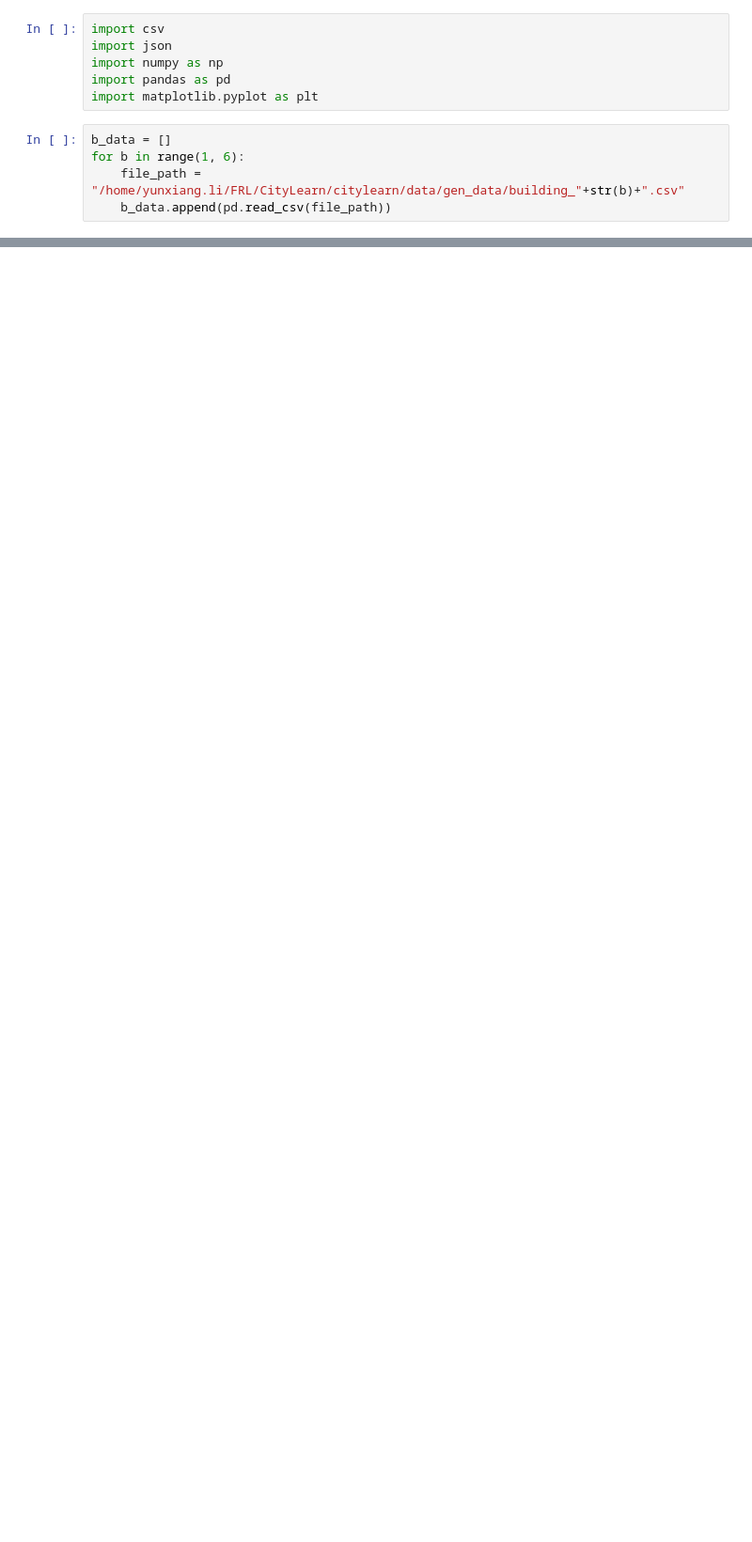
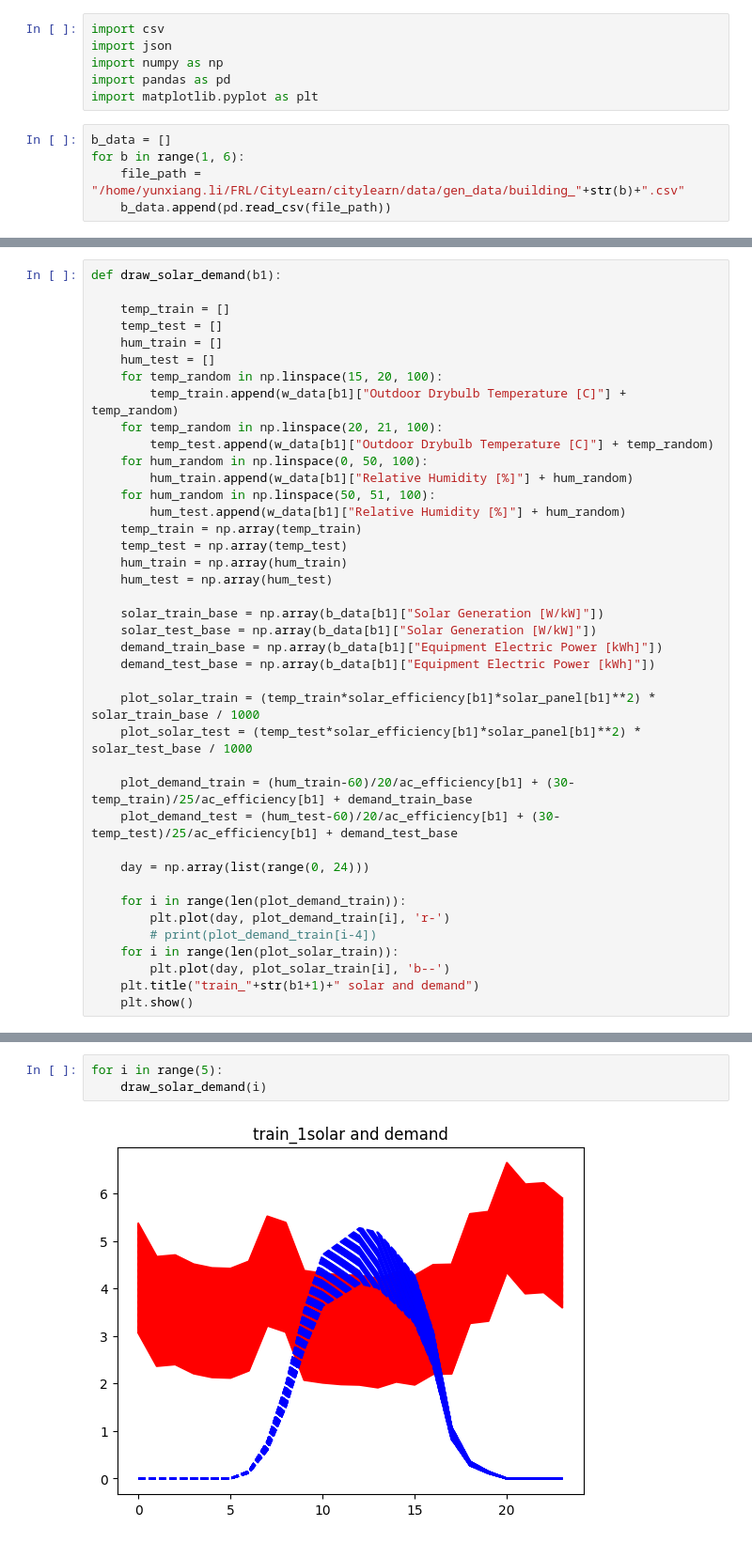
Before and after one commit to Optimization-and-Machine-Learning-Lab/energy_fed_trpo, a Jupyter notebook: CityLearn/citylearn/data/gen_data/banma.ipynb, the cells around one changed output, grey strips where cells are left out. Shown at 94% size. Drawn from its saved outputs; the diff is of its cells as text; blank space fills up the shorter version.

```diff
--- a/CityLearn/citylearn/data/gen_data/banma.ipynb
+++ b/CityLearn/citylearn/data/gen_data/banma.ipynb
@@ -56,6 +92,46 @@ def draw_graph(b1, b2, index):
         plt.plot(day, plot_demand_test[i], 'b--')
     plt.title("train_"+str(b1+1)+"_test_"+str(b2+1))
     plt.show()
+# %%
+def draw_solar_demand(b1):
+
+    temp_train = []
+    temp_test = []
+    hum_train = []
+    hum_test = []
+    for temp_random in np.linspace(15, 20, 100):
+        temp_train.append(w_data[b1]["Outdoor Drybulb Temperature [C]"] + temp_random)
+    for temp_random in np.linspace(20, 21, 100):
+        temp_test.append(w_data[b1]["Outdoor Drybulb Temperature [C]"] + temp_random)
+    for hum_random in np.linspace(0, 50, 100):
+        hum_train.append(w_data[b1]["Relative Humidity [%]"] + hum_random)
+    for hum_random in np.linspace(50, 51, 100):
+        hum_test.append(w_data[b1]["Relative Humidity [%]"] + hum_random)
+    temp_train = np.array(temp_train)
+    temp_test = np.array(temp_test)
+    hum_train = np.array(hum_train)
+    hum_test = np.array(hum_test)
+
+    solar_train_base = np.array(b_data[b1]["Solar Generation [W/kW]"])
+    solar_test_base = np.array(b_data[b1]["Solar Generation [W/kW]"])
+    demand_train_base = np.array(b_data[b1]["Equipment Electric Power [kWh]"])
+    demand_test_base = np.array(b_data[b1]["Equipment Electric Power [kWh]"])
+
+    plot_solar_train = (temp_train*solar_efficiency[b1]*solar_panel[b1]**2) * solar_train_base / 1000
+    plot_solar_test = (temp_test*solar_efficiency[b1]*solar_panel[b1]**2) * solar_test_base / 1000
+
+    plot_demand_train = (hum_train-60)/20/ac_efficiency[b1] + (30-temp_train)/25/ac_efficiency[b1] + demand_train_base
+    plot_demand_test = (hum_test-60)/20/ac_efficiency[b1] + (30-temp_test)/25/ac_efficiency[b1] + demand_test_base
+
+    day = np.array(list(range(0, 24)))
+
+    for i in range(len(plot_demand_train)):
+        plt.plot(day, plot_demand_train[i], 'r-')
+        # print(plot_demand_train[i-4])
+    for i in range(len(plot_solar_train)):
+        plt.plot(day, plot_solar_train[i], 'b--')
+    plt.title("train_"+str(b1+1)+" solar and demand")
+    plt.show()
 # %%
 for i in range(5):
     for j in range(5):
@@ -94 +170,6 @@ for i in range(5):
 ... (13 outputs left out)
+# %%
+for i in range(5):
+    draw_solar_demand(i)
+# %% [output]
+[figure, added]
```
Also changed, not shown: parts of 8 cells of this notebook, 15 other files.
